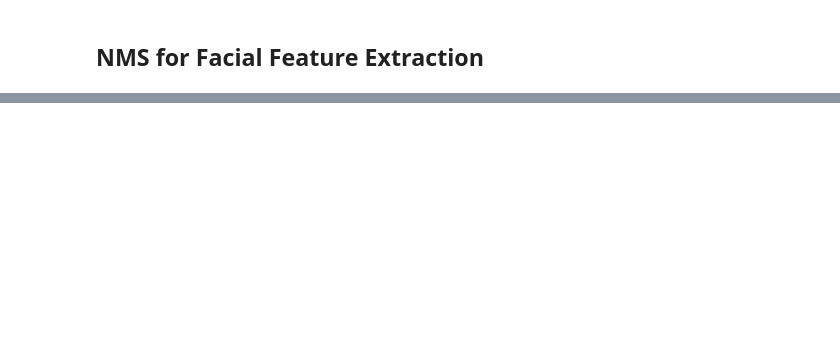
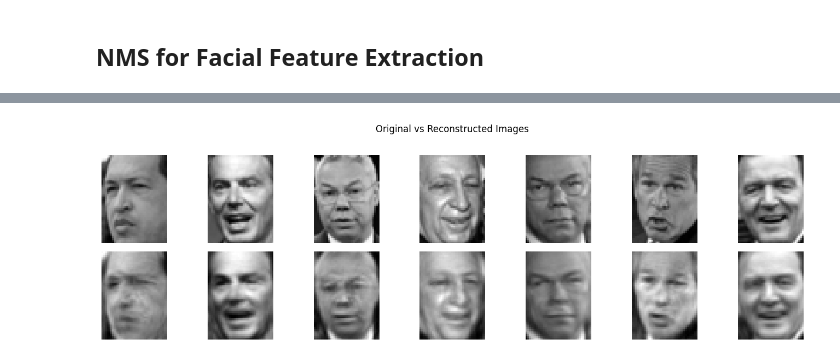
Before and after one commit to sofillav/nmf_project, a Jupyter notebook: notebook.ipynb, the cells around one changed output, grey strips where cells are left out. Cells and saved outputs as stored; diff of their text form; code cells hidden in the pictures; blank space fills up the shorter version.

```diff
--- a/notebook.ipynb
+++ b/notebook.ipynb
@@ -120,0 +89,9 @@ show_reconstructions(W, H, images, h, w, n=7)
+# %%
+plot_reconstructed_images(
+    X, X_reconstructed,
+    image_shape=(50, 37),
+    indices=[0,1,3,4,5,6,7],
+    n_cols=7
+)
+# %% [output]
+[figure, added]
```
Also changed, not shown: parts of 8 cells of this notebook, 3 other files.
